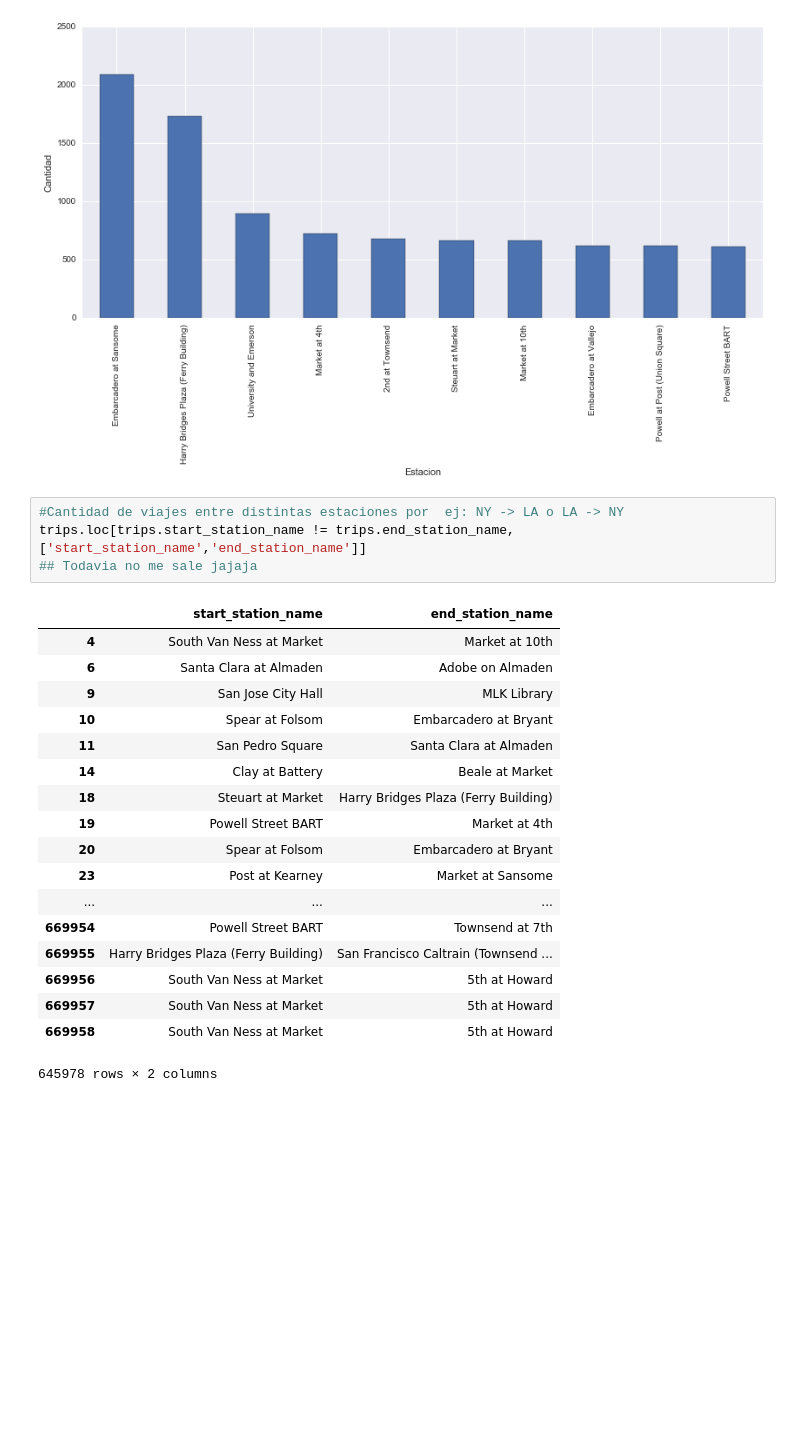
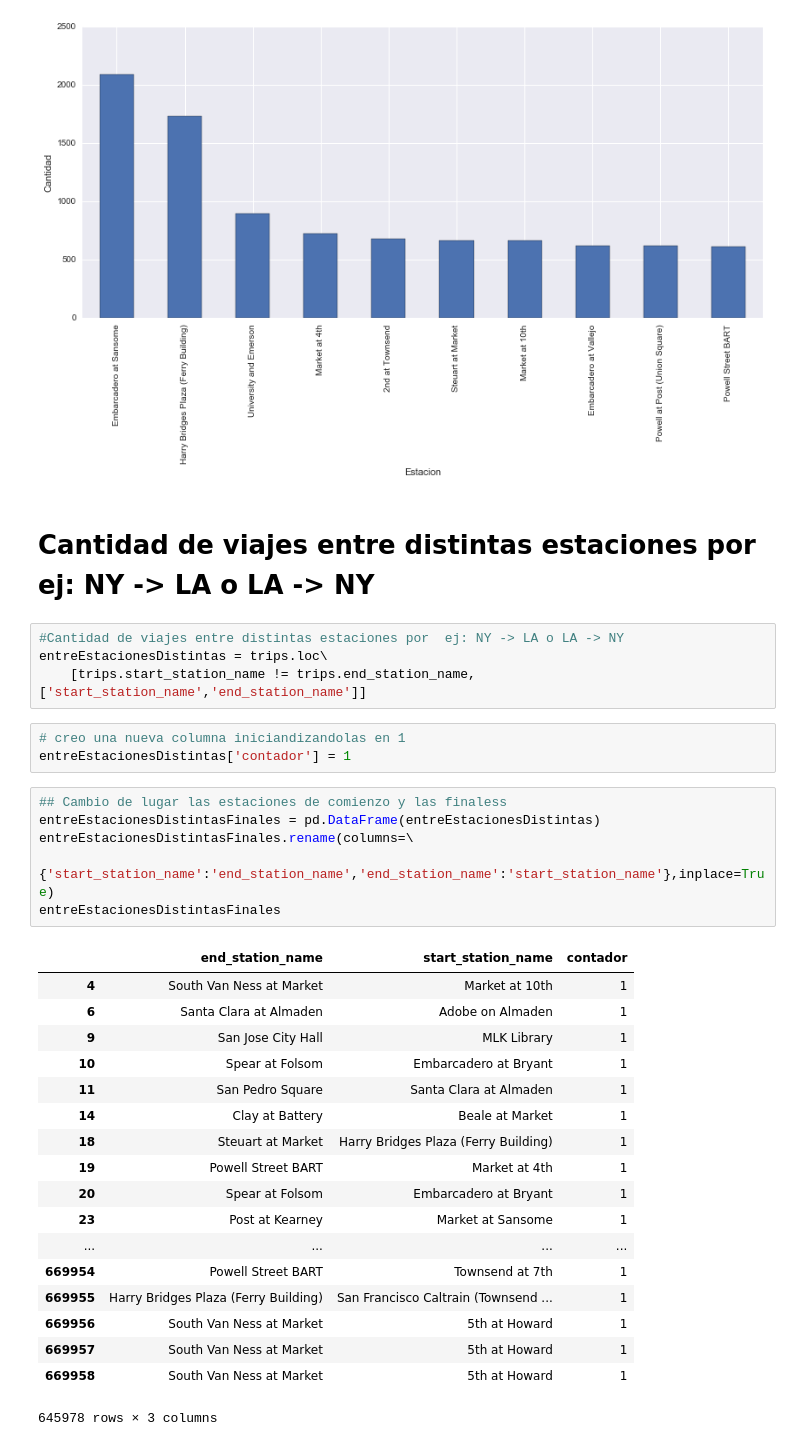
Before and after one commit to AlexVilla92/TP-Datos-2017, a Jupyter notebook: TP1-Exploracion-de-Datos-03-Viaje-entre-distintas-estaciones.ipynb, the cells around one changed output. Drawn from its saved outputs; the diff is of its cells as text; blank space fills up the shorter version.

```diff
--- a/TP1-Exploracion-de-Datos-03-Viaje-entre-distintas-estaciones.ipynb
+++ b/TP1-Exploracion-de-Datos-03-Viaje-entre-distintas-estaciones.ipynb
@@ -140,26 +140,37 @@ plt.xlabel('Estacion')
 # %% [output]
 <matplotlib.text.Text at 0x...>
 [figure]
+# %% [markdown]
+# Cantidad de viajes entre distintas estaciones por  ej: NY -> LA o LA -> NY
 # %%
 #Cantidad de viajes entre distintas estaciones por  ej: NY -> LA o LA -> NY
-trips.loc[trips.start_station_name != trips.end_station_name,['start_station_name','end_station_name']]
-## Todavia no me sale jajaja
+entreEstacionesDistintas = trips.loc\
+    [trips.start_station_name != trips.end_station_name,['start_station_name','end_station_name']]
-# %% [output]
-|  | start_station_name | end_station_name |
-| 4 | South Van Ness at Market | Market at 10th |
-| 6 | Santa Clara at Almaden | Adobe on Almaden |
-| 9 | San Jose City Hall | MLK Library |
-| 10 | Spear at Folsom | Embarcadero at Bryant |
-| 11 | San Pedro Square | Santa Clara at Almaden |
-| 14 | Clay at Battery | Beale at Market |
-| 18 | Steuart at Market | Harry Bridges Plaza (Ferry Building) |
-| 19 | Powell Street BART | Market at 4th |
-| 20 | Spear at Folsom | Embarcadero at Bryant |
-| 23 | Post at Kearney | Market at Sansome |
-| ... | ... | ... |
-| 669954 | Powell Street BART | Townsend at 7th |
-| 669955 | Harry Bridges Plaza (Ferry Building) | San Francisco Caltrain (Townsend ... |
-| 669956 | South Van Ness at Market | 5th at Howard |
-| 669957 | South Van Ness at Market | 5th at Howard |
-| 669958 | South Van Ness at Market | 5th at Howard |
-645978 rows × 2 columns
+# %%
+# creo una nueva columna iniciandizandolas en 1
+entreEstacionesDistintas['contador'] = 1
+# %%
+## Cambio de lugar las estaciones de comienzo y las finaless
+entreEstacionesDistintasFinales = pd.DataFrame(entreEstacionesDistintas)
+entreEstacionesDistintasFinales.rename(columns=\
+                            {'start_station_name':'end_station_name','end_station_name':'start_station_name'},inplace=True)
+entreEstacionesDistintasFinales
+# %% [output]
+|  | end_station_name | start_station_name | contador |
+| 4 | South Van Ness at Market | Market at 10th | 1 |
+| 6 | Santa Clara at Almaden | Adobe on Almaden | 1 |
+| 9 | San Jose City Hall | MLK Library | 1 |
+| 10 | Spear at Folsom | Embarcadero at Bryant | 1 |
+| 11 | San Pedro Square | Santa Clara at Almaden | 1 |
+| 14 | Clay at Battery | Beale at Market | 1 |
+| 18 | Steuart at Market | Harry Bridges Plaza (Ferry Building) | 1 |
+| 19 | Powell Street BART | Market at 4th | 1 |
+| 20 | Spear at Folsom | Embarcadero at Bryant | 1 |
+| 23 | Post at Kearney | Market at Sansome | 1 |
+| ... | ... | ... | ... |
+| 669954 | Powell Street BART | Townsend at 7th | 1 |
+| 669955 | Harry Bridges Plaza (Ferry Building) | San Francisco Caltrain (Townsend ... | 1 |
+| 669956 | South Van Ness at Market | 5th at Howard | 1 |
+| 669957 | South Van Ness at Market | 5th at Howard | 1 |
+| 669958 | South Van Ness at Market | 5th at Howard | 1 |
+645978 rows × 3 columns
```
Also changed, not shown: parts of 16 cells of this notebook.
